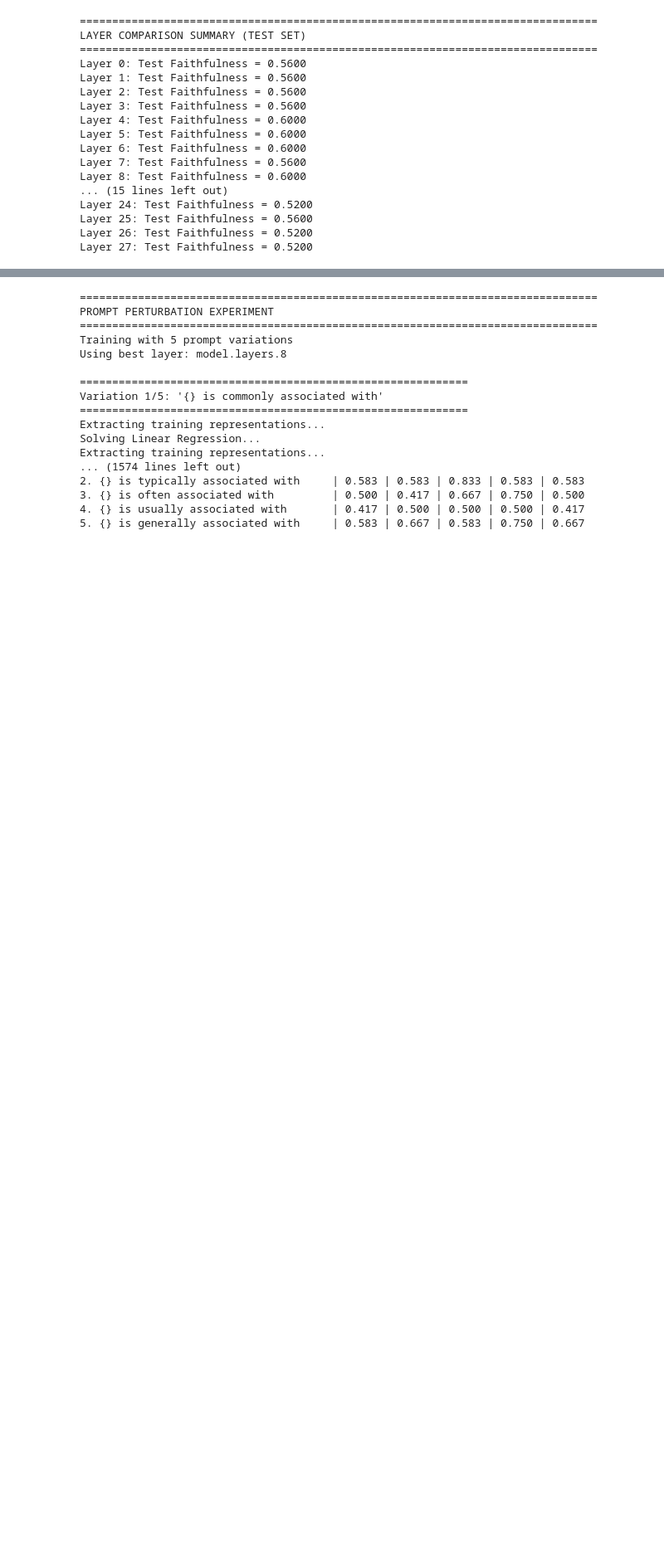
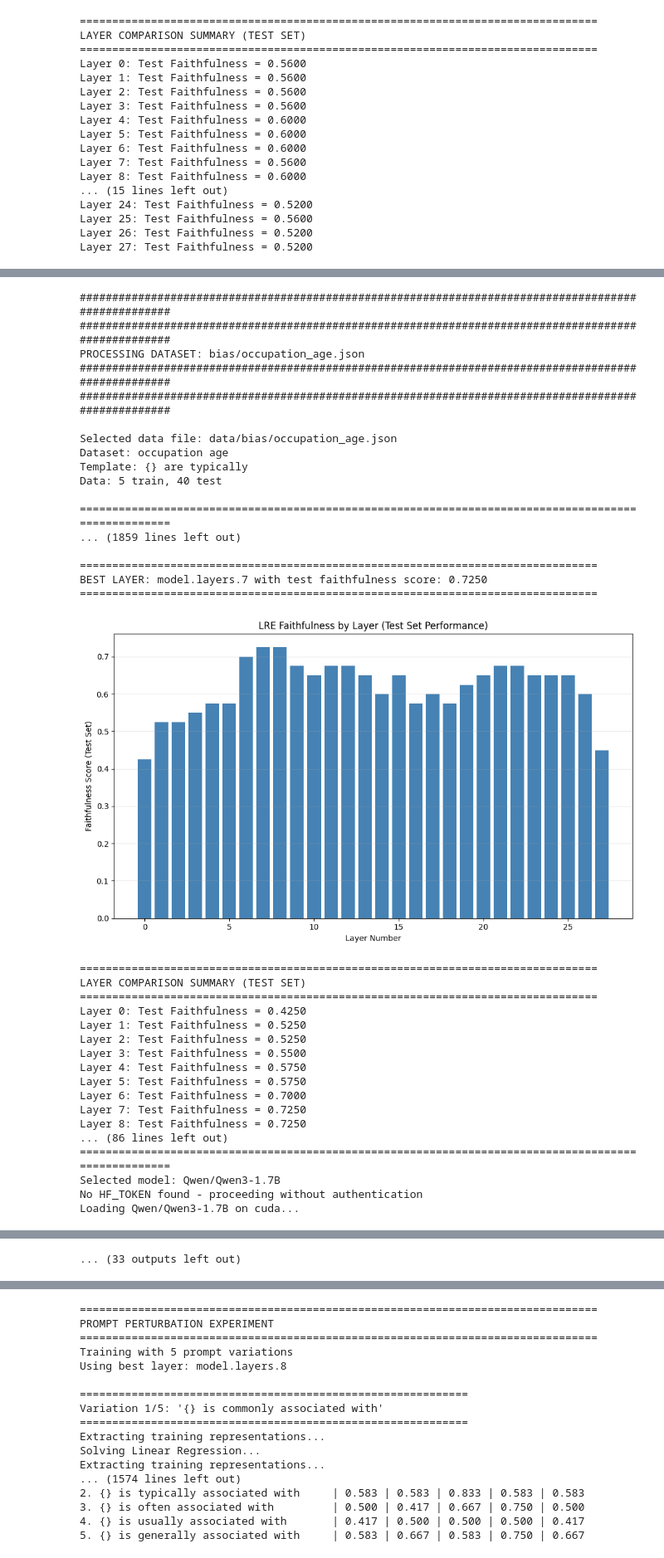
Before and after one commit to mathematicsofpaul/lre-experiment, a Jupyter notebook: lre-experiment-general-qwen3-0.6b copy 2.ipynb, the cells around one changed output, grey strips where cells are left out. Shown at 83% size. Drawn from its saved outputs; the diff is of its cells as text; code cells hidden in the pictures; blank space fills up the shorter version.

Commit message:
plots

```diff
--- a/lre-experiment-general-qwen3-0.6b copy 2.ipynb
+++ b/lre-experiment-general-qwen3-0.6b copy 2.ipynb
@@ -0,0 +1,8 @@
+# %%
+# HuggingFace Authentication Setup
+from huggingface_hub import login
+
+# Authenticate with HuggingFace to access gated models (e.g., google/gemma-3-270m)
+HF_TOKEN = "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"
+login(token=HF_TOKEN, add_to_git_credential=False)
+print("✓ Successfully authenticated with HuggingFace")
@@ -43,7 +61,8 @@ models = load_model_options()
 model_info = fetch_model_layer_info(
     models=models,
     output_file="model_layer_info.json",
-    verbose=True
+    verbose=True,
+    token=HF_TOKEN  # Use the token from the authentication cell
 )
 
 display(data_file_dropdown)
@@ -350,8 +392,9 @@ qwen_models = [
     "Qwen/Qwen3-0.6B",
     "Qwen/Qwen3-1.7B",
     "Qwen/Qwen3-4B",
-    "Qwen/Qwen3-8B",
-    "Qwen/Qwen3-14B"
+    "meta-llama/Llama-3.2-1B",
+    "google/gemma-3-270m",
+    "google/gemma-3-1b-pt",
 ]
 
 # Storage for all results across datasets and models
@@ -369,12 +412,12 @@ for dataset_file in bias_datasets:
     DATA_FILE = os.path.join(data_root, dataset_file)
     print(f"Selected data file: {DATA_FILE}")
 
-    result = load_and_split_data(DATA_FILE, train_ratio=0.6, seed=42)
+    result = load_and_split_data(DATA_FILE, n_train=5, seed=42)
     train_data = result['train_data']
     test_data = result['test_data']
 
     # Configure template
-    TEMPLATE = configure_template_and_print_summary(result, default_template="{} is commonly associated with")
+    TEMPLATE = configure_template_and_print_summary(result)
 
     # Storage for this dataset's model results
     dataset_model_results = {}
@@ -386,7 +429,7 @@ for dataset_file in bias_datasets:
         print(f"{'='*100}")
 
         # Initialize LRE model
-        lre_current = initialize_lre_model(model_name, device="mps")
+        lre_current = initialize_lre_model(model_name, device="cuda")
 
         # Get layers to test for this model
         layers_to_test_current = get_layers_to_test(
@@ -404,7 +447,7 @@ for dataset_file in bias_datasets:
             test_data=test_data,
             layers_to_test=layers_to_test_current,
             template=TEMPLATE,
-            visualize=False  # Suppress individual plots
+            visualize=True  # Suppress individual plots
         )
 
         # Extract best operator
@@ -497,30 +540,66 @@ print(f"\nBest layers summary stored in 'best_layers_summary' dictionary")
 print(f"Access via: best_layers_summary[dataset_file][model_name]")
 print(f"\nBest layers saved to: {best_layers_filename}")
 print(f"{'#'*100}")
 
 # Create a pandas DataFrame for easy viewing
 import pandas as pd
 
 # Prepare data for DataFrame
 summary_data = []
 for dataset_file in bias_datasets:
     for model_name in qwen_models:
         summary_data.append({
             'Dataset': dataset_file.replace('bias/', '').replace('.json', ''),
             'Model': model_name,
             'Best Layer': best_layers_summary[dataset_file][model_name]['best_layer'],
             'Faithfulness': best_layers_summary[dataset_file][model_name]['best_faithfulness']
         })
 
 best_layers_df = pd.DataFrame(summary_data)
 
 # Display the DataFrame
 print(f"\n{'='*100}")
 print("BEST LAYERS DATAFRAME")
 print(f"{'='*100}")
 print(best_layers_df.to_string(index=False))
 
 # Save to CSV
 csv_filename = "best_layers_summary.csv"
 best_layers_df.to_csv(csv_filename, index=False)
 print(f"\nDataFrame saved to: {csv_filename}")
+# %% [output]
+####################################################################################################
+####################################################################################################
+PROCESSING DATASET: bias/occupation_age.json
+####################################################################################################
+####################################################################################################
+
+Selected data file: data/bias/occupation_age.json
+Dataset: occupation age
+Template: {} are typically
+Data: 5 train, 40 test
+
+====================================================================================================
+... (1859 lines left out)
+
+================================================================================
+BEST LAYER: model.layers.7 with test faithfulness score: 0.7250
+================================================================================
+[figure, added]
+================================================================================
+LAYER COMPARISON SUMMARY (TEST SET)
+================================================================================
+Layer 0: Test Faithfulness = 0.4250
+Layer 1: Test Faithfulness = 0.5250
+Layer 2: Test Faithfulness = 0.5250
+Layer 3: Test Faithfulness = 0.5500
+Layer 4: Test Faithfulness = 0.5750
+Layer 5: Test Faithfulness = 0.5750
+Layer 6: Test Faithfulness = 0.7000
+Layer 7: Test Faithfulness = 0.7250
+Layer 8: Test Faithfulness = 0.7250
+... (86 lines left out)
+====================================================================================================
+Selected model: Qwen/Qwen3-1.7B
+No HF_TOKEN found - proceeding without authentication
+Loading Qwen/Qwen3-1.7B on cuda...
@@ -527,3 +711,4 @@ print(f"\nDataFrame saved to: {csv_filename}")
+... (33 outputs left out)
 # %%
 import pickle
 import os
```
Also changed, not shown: parts of 13 cells of this notebook, 46 other files.
